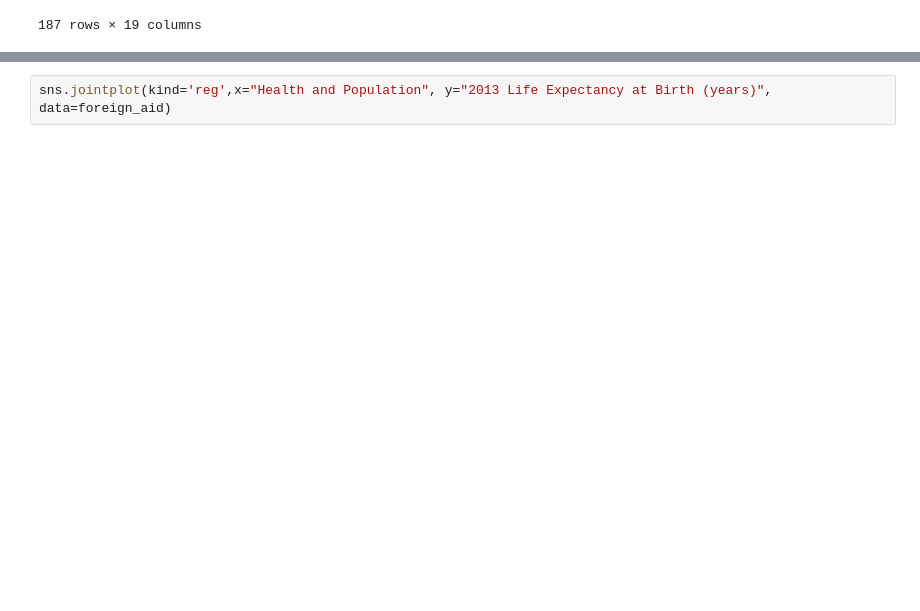
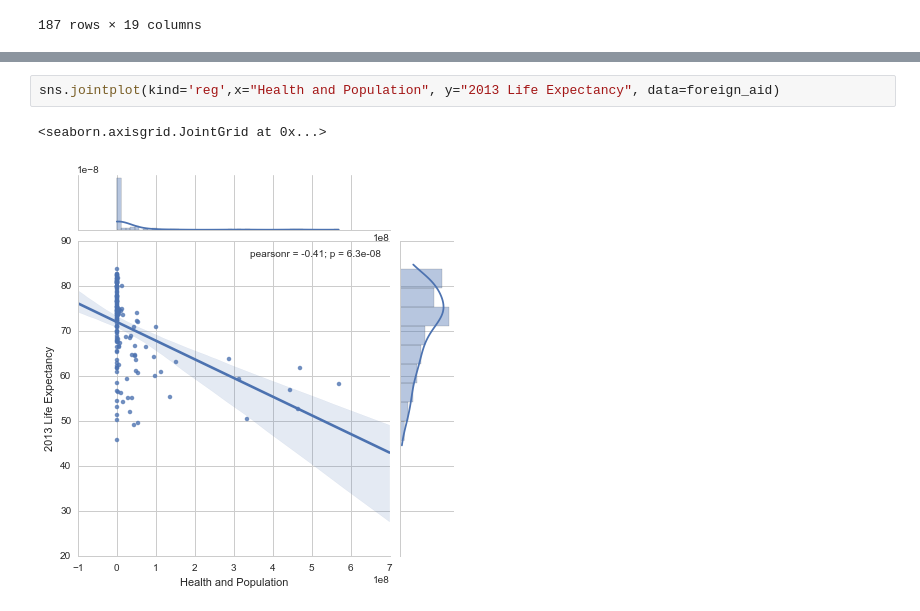
Before and after one commit to ds-proto/ds-proto.github.io, a Jupyter notebook: US_aid.ipynb, the cells around one changed output, grey strips where cells are left out. Saved outputs shown, nothing was run; the diff lists cells and outputs as text; blank space fills up the shorter version.

```diff
--- a/US_aid.ipynb
+++ b/US_aid.ipynb
@@ -203,2 +261,5 @@ sns.jointplot(kind='reg', x="Education", y="2012 Mean years of schooling", data=
 # %%
-sns.jointplot(kind='reg',x="Health and Population", y="2013 Life Expectancy at Birth (years)", data=foreign_aid)
+sns.jointplot(kind='reg',x="Health and Population", y="2013 Life Expectancy", data=foreign_aid)
+# %% [output]
+<seaborn.axisgrid.JointGrid at 0x...>
+[figure, added]
```
Also changed, not shown: parts of 9 cells of this notebook, 2 other files.
